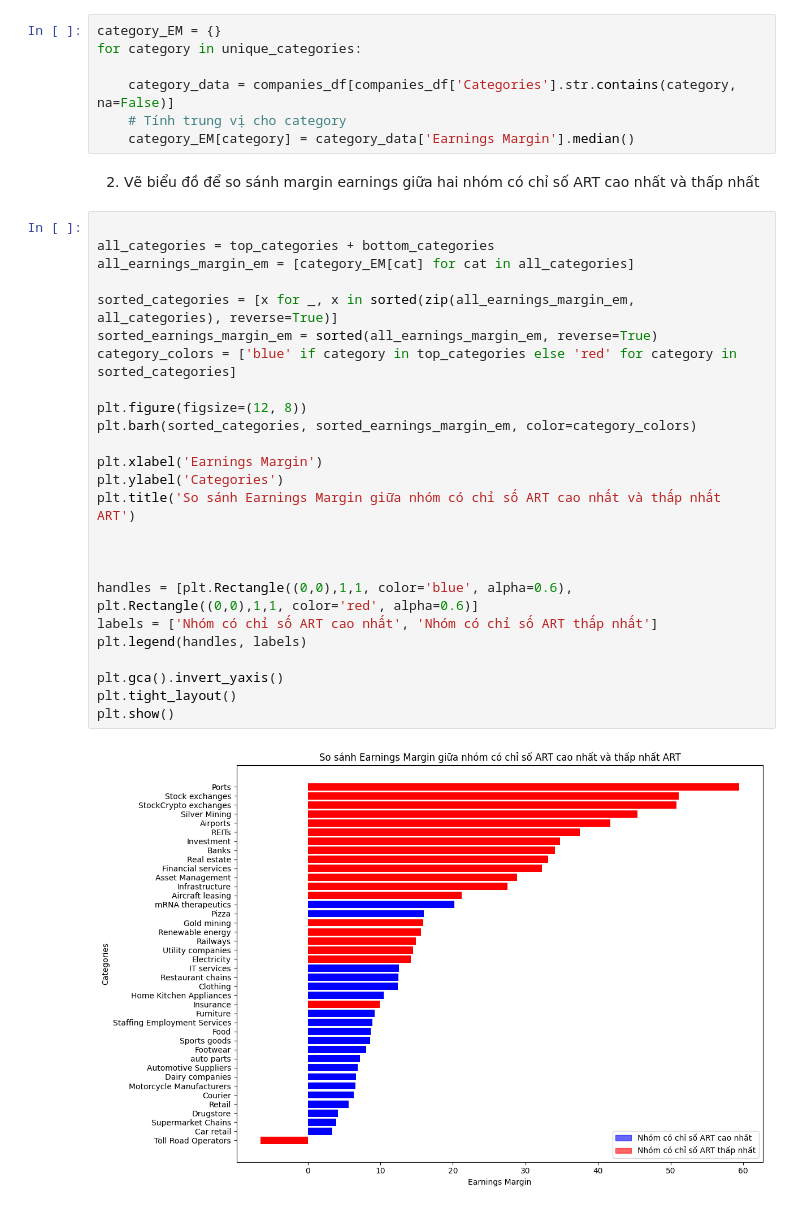
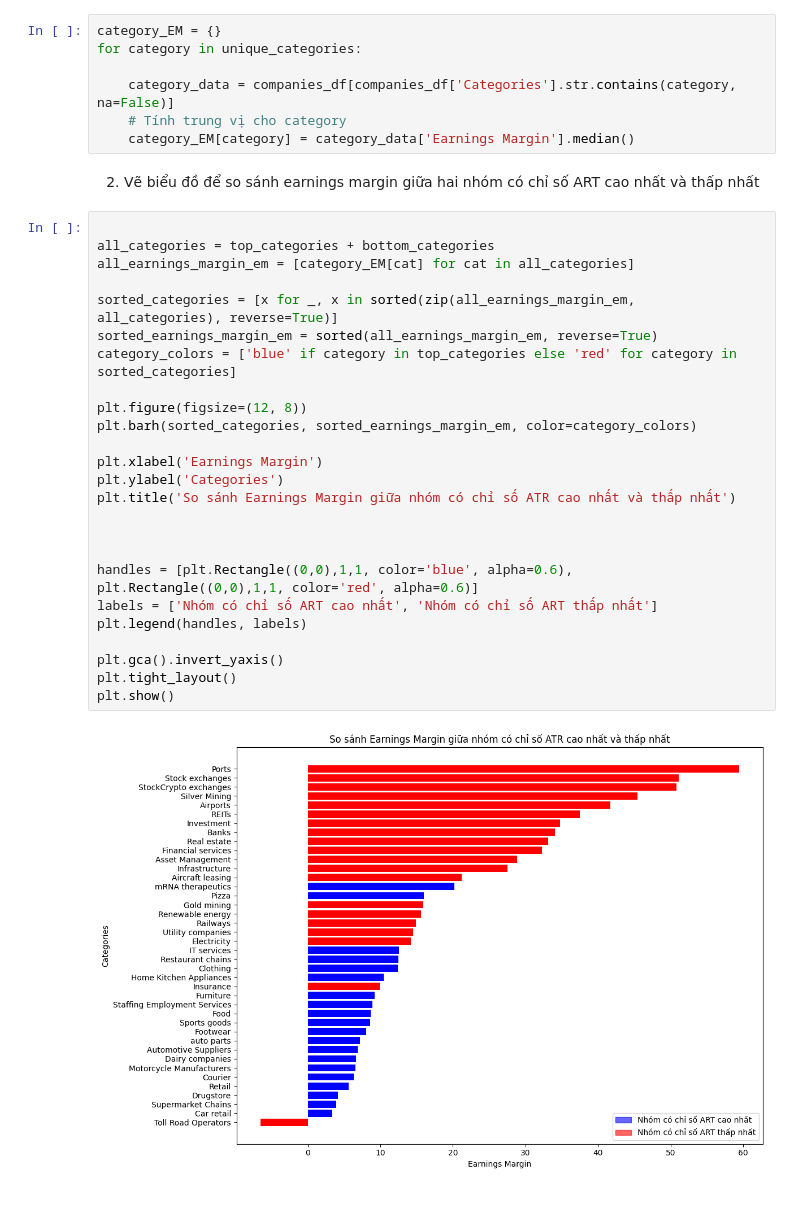
Before and after one commit to HuyAnhTon/Intro2DS_FinalProject, a Jupyter notebook: notebooks/question_4.ipynb, the cells around one changed output. Drawn from its saved outputs; the diff is of its cells as text.

```diff
--- a/notebooks/question_4.ipynb
+++ b/notebooks/question_4.ipynb
@@ -149,33 +151,33 @@ for category in unique_categories:
     # Tính trung vị cho category
     category_EM[category] = category_data['Earnings Margin'].median()
 # %% [markdown]
-2. Vẽ biểu đồ để so sánh margin earnings giữa hai nhóm có chỉ số ART cao nhất và thấp nhất
+2. Vẽ biểu đồ để so sánh earnings margin giữa hai nhóm có chỉ số ART cao nhất và thấp nhất
 # %%
 
 all_categories = top_categories + bottom_categories
 all_earnings_margin_em = [category_EM[cat] for cat in all_categories]
 
 sorted_categories = [x for _, x in sorted(zip(all_earnings_margin_em, all_categories), reverse=True)]
 sorted_earnings_margin_em = sorted(all_earnings_margin_em, reverse=True)
 category_colors = ['blue' if category in top_categories else 'red' for category in sorted_categories]
 
 plt.figure(figsize=(12, 8))
 plt.barh(sorted_categories, sorted_earnings_margin_em, color=category_colors)
 
 plt.xlabel('Earnings Margin')
 plt.ylabel('Categories')
-plt.title('So sánh Earnings Margin giữa nhóm có chỉ số ART cao nhất và thấp nhất ART')
+plt.title('So sánh Earnings Margin giữa nhóm có chỉ số ATR cao nhất và thấp nhất')
 
 
 
 handles = [plt.Rectangle((0,0),1,1, color='blue', alpha=0.6), plt.Rectangle((0,0),1,1, color='red', alpha=0.6)]
 labels = ['Nhóm có chỉ số ART cao nhất', 'Nhóm có chỉ số ART thấp nhất']
 plt.legend(handles, labels)
 
 plt.gca().invert_yaxis()
 plt.tight_layout()
 plt.show()
 # %% [output]
-[figure, old version]
+[figure, new version]
 # %% [markdown]
 Nhận xét:
```
Also changed, not shown: parts of 8 cells of this notebook.
